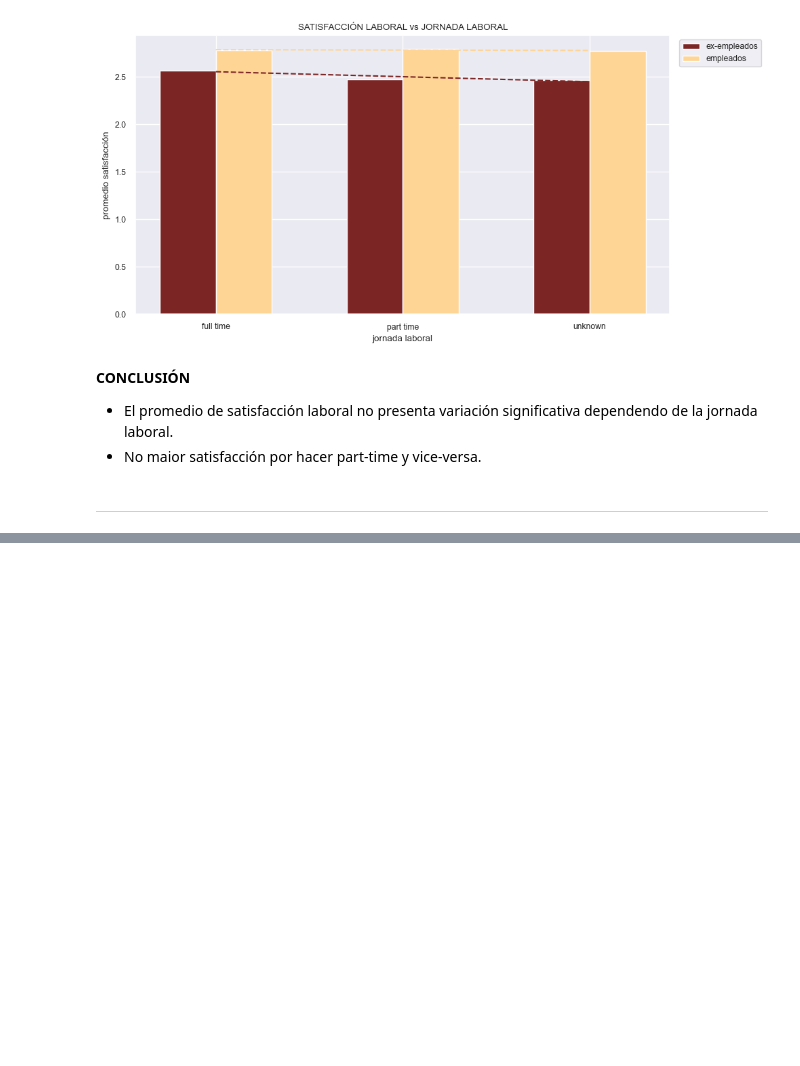
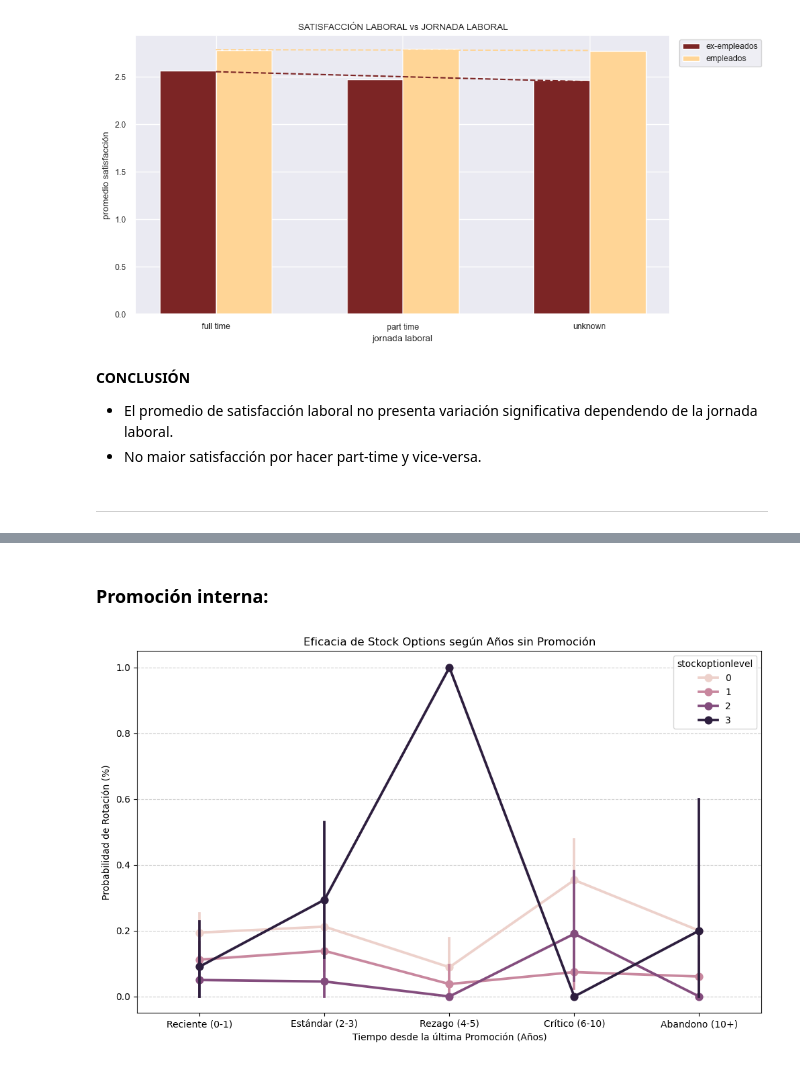
Before and after one commit to NIEVESPA/project-da-promo-60-modulo-3-team-3, a Jupyter notebook: FINAL/Fase_3_analisis_descriptivo.ipynb, the cells around one changed output, grey strips where cells are left out. Saved outputs shown, nothing was run; the diff lists cells and outputs as text; code cells hidden in the pictures; blank space fills up the shorter version.

```diff
--- a/FINAL/Fase_3_analisis_descriptivo.ipynb
+++ b/FINAL/Fase_3_analisis_descriptivo.ipynb
@@ -1023,0 +1091,29 @@ plt.show()
+# %% [markdown]
+### Promoción interna:
+# %%
+#Correlación entre Falta de Promoción, Stock Options y Fuga
+
+# 1. Crear buckets para "Años desde la última promoción" para facilitar la lectura
+bins_promo = [0, 1, 3, 5, 10, 100]
+labels_promo = ['Reciente (0-1)', 'Estándar (2-3)', 'Rezago (4-5)', 'Crítico (6-10)', 'Abandono (10+)']
+df['promo_bucket'] = pd.cut(df['yearssincelastpromotion'], bins=bins_promo, labels=labels_promo)
+
+# 2. Visualización: Tasa de rotación cruzada
+plt.figure(figsize=(12, 7))
+
+sns.pointplot(
+    data=df,
+    x='promo_bucket',
+    y=df['attrition'].map({'yes': 1, 'no': 0}),
+    hue='stockoptionlevel',
+    markers='o',
+    linestyles='-'
+)
+
+plt.title('Eficacia de Stock Options según Años sin Promoción')
+plt.ylabel('Probabilidad de Rotación (%)')
+plt.xlabel('Tiempo desde la última Promoción (Años)')
+plt.grid(True, axis='y', linestyle='--', alpha=0.6)
+plt.show()
+# %% [output]
+[figure, added]
```
Also changed, not shown: parts of 68 cells of this notebook.
